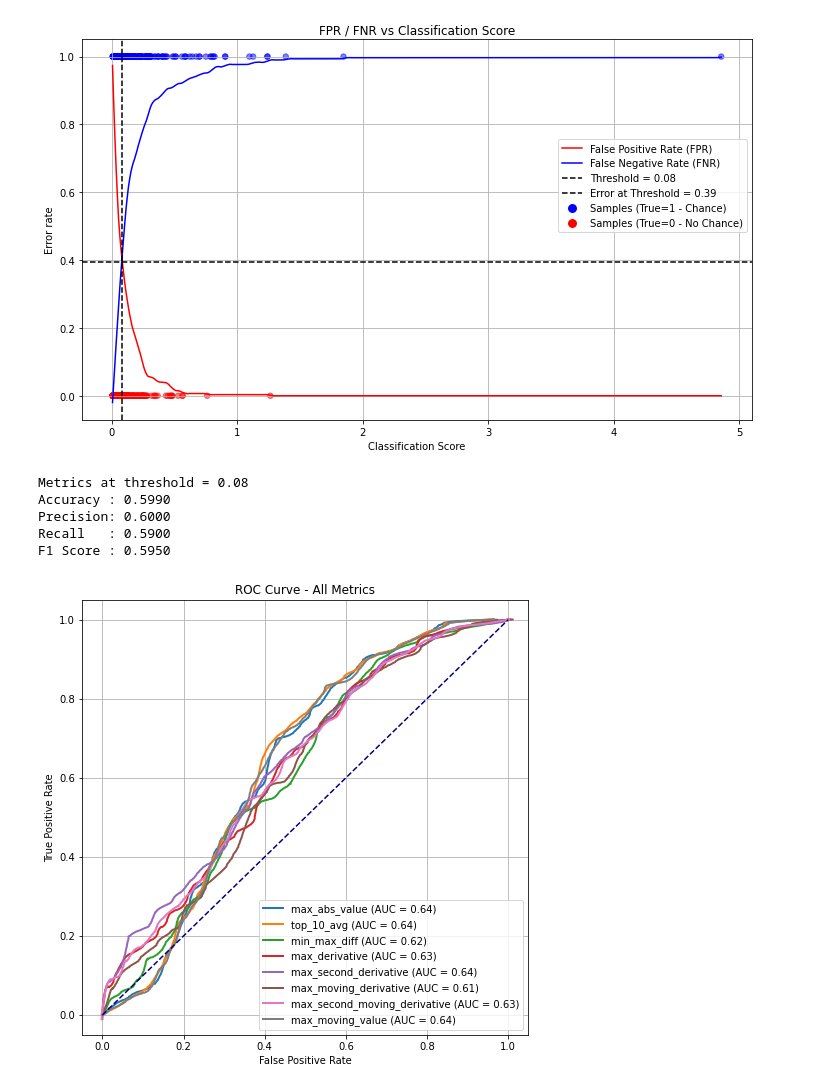
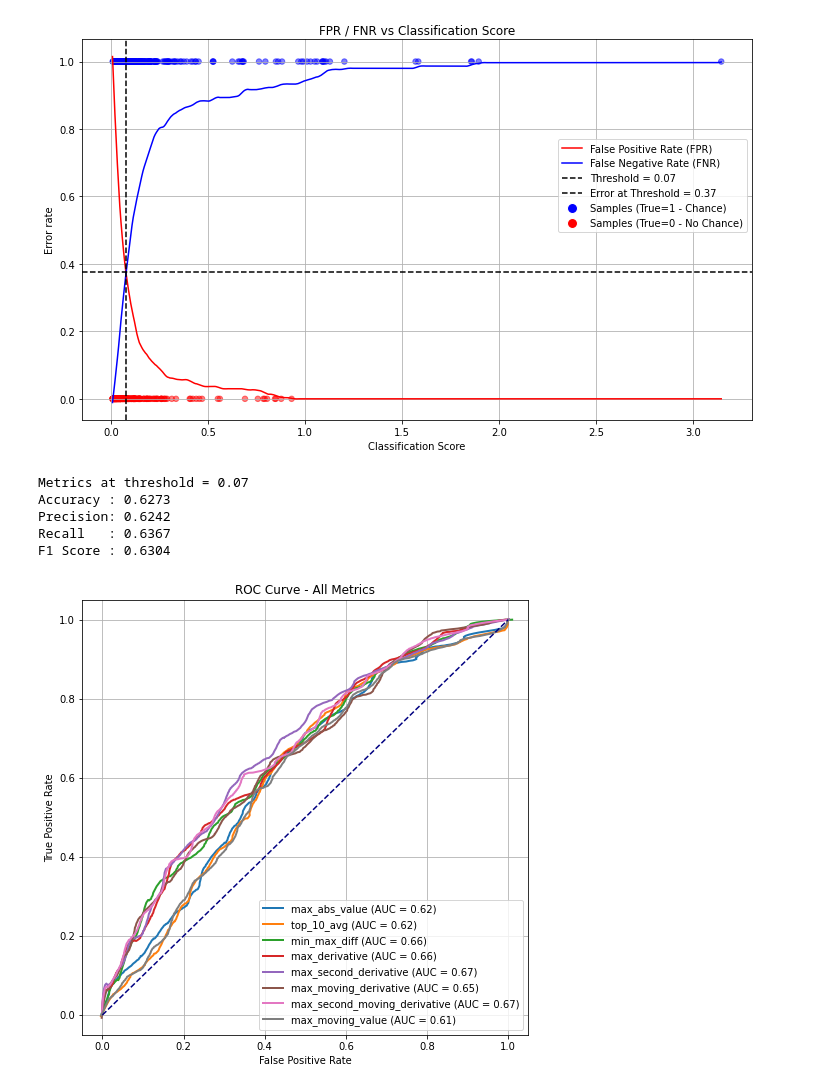
Before and after one commit to RomanGrom/goal-opportunity-spotting-dp, a Jupyter notebook: notebooks/pekne_grafy.ipynb, the cells around one changed output. Saved outputs shown, nothing was run; the diff lists cells and outputs as text; code cells hidden in the pictures.

```diff
--- a/notebooks/pekne_grafy.ipynb
+++ b/notebooks/pekne_grafy.ipynb
@@ -213,37 +213,37 @@ def compare_to_avg_all_metrics(avg_sanca, avg_nesanca, df):
     return pd.DataFrame(results)
 # %%
 # 1. Načítanie CSV
-df1 = pd.read_csv("../.scratch/all_predictions_fs2_lr_gamma_up2.csv")
-df2 = pd.read_csv("../.scratch/final_onlyai_7.csv")
+df1 = pd.read_csv("../.scratch/final_onlyai6_blur9.csv")
 
 # 2. Predspracovanie
-for df in [df1, df2]:
+for df in [df1]:
     df["base_filename"] = df["filename"].str.extract(r"(instance_\d+)_")
     df["chance_id"] = df['chance'].astype(str) + '_' + df["base_filename"] + "_" + df["bool"].astype(str) + "_" + df["side"]
 
-#df1 = df1[(df1["side"] == "right") & (df1["bool"] == False)]
+#df1 = df1[(df1["side"] == "left") & (df1["bool"] == False)]
+#df1["values"] = (df1["value"].abs() + df1["flipped"].abs()) / 2
 
 # 3. Spočítanie metrík
 metrics_df = compute_metrics(df1)
 
 # 4. Príprava ground-truth a skóre
 y_true = metrics_df["true_label"].values
 # Vyber si, ktoré skóre chceš použiť ako predikciu:
 y_pred_scores = metrics_df["max_second_derivative"].values
 
 # 5. Výpočet chybovosti pre rôzne thresholdy
 thresholds = np.linspace(y_pred_scores.min(), y_pred_scores.max(), 500)
 fpr, fnr = compute_error_rates(y_true, y_pred_scores, thresholds)
 
 # 6. Vykreslenie FPR/FNR + bodky
 plot_error_rates(thresholds, fpr, fnr, y_true, y_pred_scores)
 # %% [output]
-[figure, old version]
+[figure, new version]
-Metrics at threshold = 0.08
-Accuracy : 0.5990
-Precision: 0.6000
-Recall   : 0.5900
-F1 Score : 0.5950
+Metrics at threshold = 0.07
+Accuracy : 0.6273
+Precision: 0.6242
+Recall   : 0.6367
+F1 Score : 0.6304
 # %%
 y_pred_scores_dict = {
     "max_abs_value": metrics_df["max_abs_value"].values,
@@ -259,7 +259,7 @@ y_pred_scores_dict = {
 
 plot_roc_curve_all_metrics(y_true, y_pred_scores_dict)
 # %% [output]
-[figure, old version]
+[figure, new version]
 # %%
 # Pridanie stĺpca s absolútnou hodnotou
 df1["abs_value"] = df1["value"].abs()
```
Also changed, not shown: parts of 4 cells of this notebook, 14 other files.
